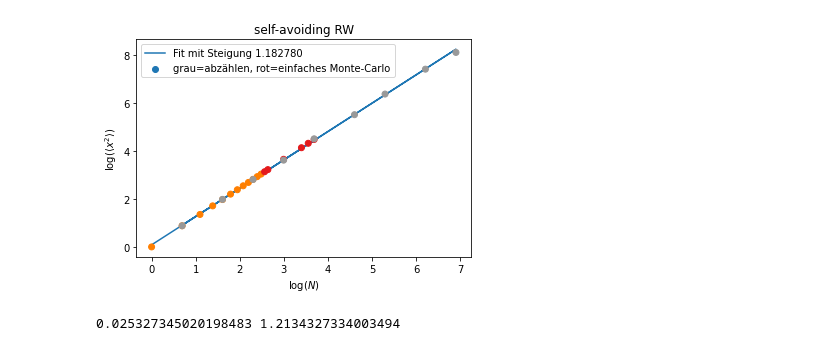
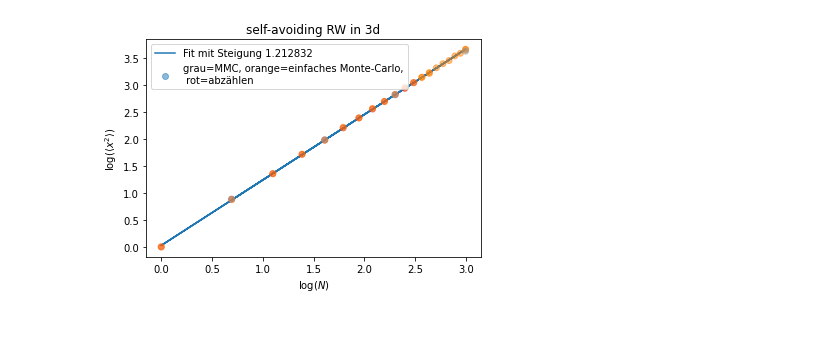
Before and after one commit to ja-miha/Vortragstechnik, a Jupyter notebook: saw/plot.ipynb, the cells around one changed output. Cells and saved outputs as stored; diff of their text form; code cells hidden in the pictures.

```diff
--- a/saw/plot.ipynb
+++ b/saw/plot.ipynb
@@ -3,4 +3,4 @@ import numpy as np
 import matplotlib.pyplot as plt
 import pandas as pd
 # %%
-df = pd.read_csv("df.txt", names = ["N", "square_disp", "mode"])
+df = pd.read_csv("df3.txt", names = ["N", "square_disp", "modus"])
@@ -27,22 +7,17 @@ df
+# %%
+df = df[df.N<30]
 # %%
 #plt.xscale("log")
 #plt.yscale("log")
-plt.scatter(np.log(df["N"]), np.log(df["square_disp"]), c=df["mode"], cmap="Set1", zorder=2)
+plt.scatter(np.log(df["N"]), np.log(df["square_disp"]), c=df["modus"], cmap="Set1", zorder=2, alpha=0.5)
 plt.xlabel(r"$\log(N)$")
 plt.ylabel(r"$\log(\left<x^2\right>)$")
 x = np.log(df["N"])
 y = np.log(df["square_disp"])
 b, a = np.polyfit(x, y, 1)
 plt.plot(x, a + b*x, zorder=1)
-plt.legend(["Fit mit Steigung %f" % (b), "grau=abzählen, rot=einfaches Monte-Carlo"])
-plt.title("self-avoiding RW")
-plt.savefig("saw.pdf")
+plt.legend(["Fit mit Steigung %f" % (b), "grau=MMC, orange=einfaches Monte-Carlo,\n rot=abzählen"], loc="upper left")
+plt.title("self-avoiding RW in 3d")
+plt.savefig("saw3d.pdf")
 # %% [output]
-[figure, old version]
+[figure, new version]
-# %%
-x = np.log(df["N"])
-y = np.log(df["square_disp"])
-b, a = np.polyfit(x, y, 1)
-print(a, b)
-# %% [output]
-0.025327345020198483 1.2134327334003494
```
Also changed, not shown: parts of 4 cells of this notebook, 4 other files.
